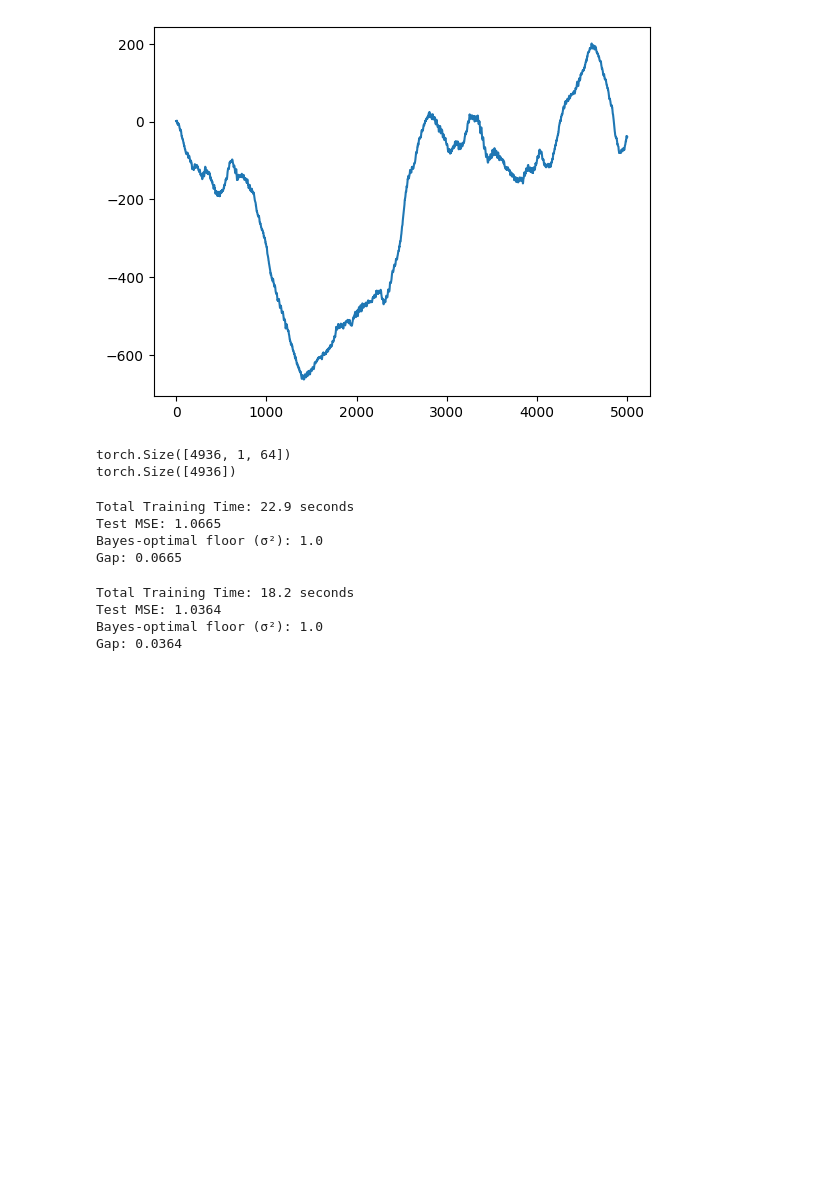
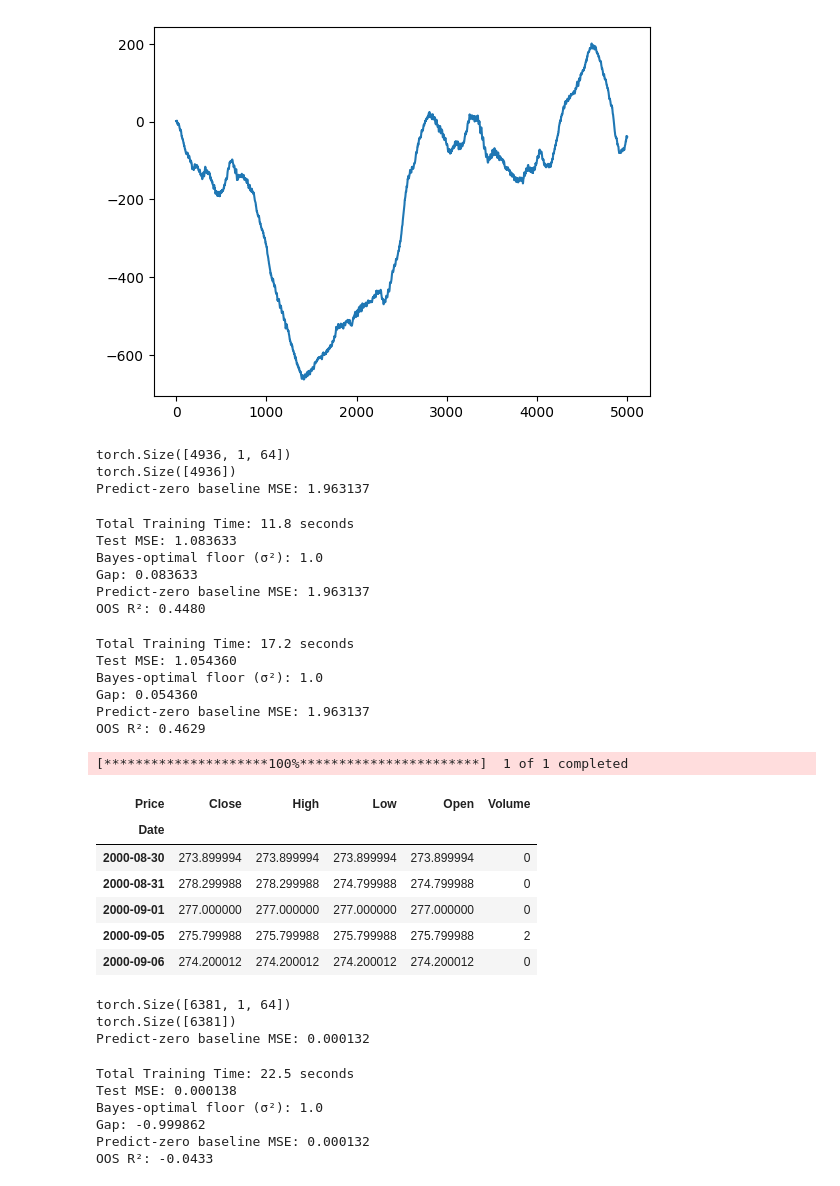
Before and after one commit to alfarasjb/ML, a Jupyter notebook: pytorch/tcn-base.ipynb, the cells around one changed output. Drawn from its saved outputs; the diff is of its cells as text; code cells hidden in the pictures; blank space fills up the shorter version.

Commit message:
adds real data

```diff
--- a/pytorch/tcn-base.ipynb
+++ b/pytorch/tcn-base.ipynb
@@ -165,17 +165,21 @@ def preprocess_data(data, window: int=64, train_test_split: float=0.8):
     X_train, X_test = X[:split], X[split:]
     Y_train, Y_test = Y[:split], Y[split:]
 
+    zero_pred_mse = (Y_test ** 2).mean().item()    # if returns are mean ~0, this ≈ var
+    print(f"Predict-zero baseline MSE: {zero_pred_mse:.6f}")
+
     train_ds = TensorDataset(X_train, Y_train)
     test_ds  = TensorDataset(X_test,  Y_test)
 
     train_loader = DataLoader(train_ds, batch_size=64, shuffle=True)   # shuffle ok within train
     test_loader  = DataLoader(test_ds,  batch_size=64, shuffle=False)  # don't shuffle test
-    return train_loader, test_loader
+    return train_loader, test_loader, zero_pred_mse
 
-train_loader, test_loader = preprocess_data(data)
+train_loader, test_loader, _= preprocess_data(data)
 # %% [output]
 torch.Size([4936, 1, 64])
 torch.Size([4936])
+Predict-zero baseline MSE: 1.963137
 # %%
 from datetime import datetime
 
@@ -225,21 +232,41 @@ def train_test_loop(
 causal_cnn_test_mse, causal_cnn_test_losses = train_test_loop(
     CausalCNNDilated(),
     train_loader=train_loader,
-    test_loader=test_loader
+    test_loader=test_loader,
+    zero_pred_mse=_
 )
 # %% [output]
-Total Training Time: 22.9 seconds
-Test MSE: 1.0665
+Total Training Time: 11.8 seconds
+Test MSE: 1.083633
 Bayes-optimal floor (σ²): 1.0
-Gap: 0.0665
+Gap: 0.083633
+Predict-zero baseline MSE: 1.963137
+OOS R²: 0.4480
 # %%
 tcn_test_mse, tcn_test_losses = train_test_loop(
     TCN(),
     train_loader=train_loader,
-    test_loader=test_loader
+    test_loader=test_loader,
+    zero_pred_mse=_
 )
 # %% [output]
-Total Training Time: 18.2 seconds
-Test MSE: 1.0364
+Total Training Time: 17.2 seconds
+Test MSE: 1.054360
 Bayes-optimal floor (σ²): 1.0
-Gap: 0.0364
+Gap: 0.054360
+Predict-zero baseline MSE: 1.963137
+OOS R²: 0.4629
+# %%
+import yfinance as yf
+data = yf.download('GC=F')
+data.columns = data.columns.droplevel('Ticker')
+data.head()
+# %% [output]
+[*********************100%***********************]  1 of 1 completed
+| Price | Close | High | Low | Open | Volume |
+| Date |  |  |  |  |  |
+| 2000-08-30 | 273.899994 | 273.899994 | 273.899994 | 273.899994 | 0 |
+| 2000-08-31 | 278.299988 | 278.299988 | 274.799988 | 274.799988 | 0 |
+| 2000-09-01 | 277.000000 | 277.000000 | 277.000000 | 277.000000 | 0 |
+| 2000-09-05 | 275.799988 | 275.799988 | 275.799988 | 275.799988 | 2 |
+| 2000-09-06 | 274.200012 | 274.200012 | 274.200012 | 274.200012 | 0 |
@@ -245,0 +275,20 @@ Gap: 0.0364
+# %%
+train_loader, test_loader, zero_pred_mse = preprocess_data(log_returns.to_numpy())
+# %% [output]
+torch.Size([6381, 1, 64])
+torch.Size([6381])
+Predict-zero baseline MSE: 0.000132
+# %%
+tcn_test_mse, tcn_test_losses = train_test_loop(
+    TCN(),
+    train_loader=train_loader,
+    test_loader=test_loader,
+    zero_pred_mse=zero_pred_mse
+)
+# %% [output]
+Total Training Time: 22.5 seconds
+Test MSE: 0.000138
+Bayes-optimal floor (σ²): 1.0
+Gap: -0.999862
+Predict-zero baseline MSE: 0.000132
+OOS R²: -0.0433
```
Also changed, not shown: parts of 2 cells of this notebook, 1 other file.
